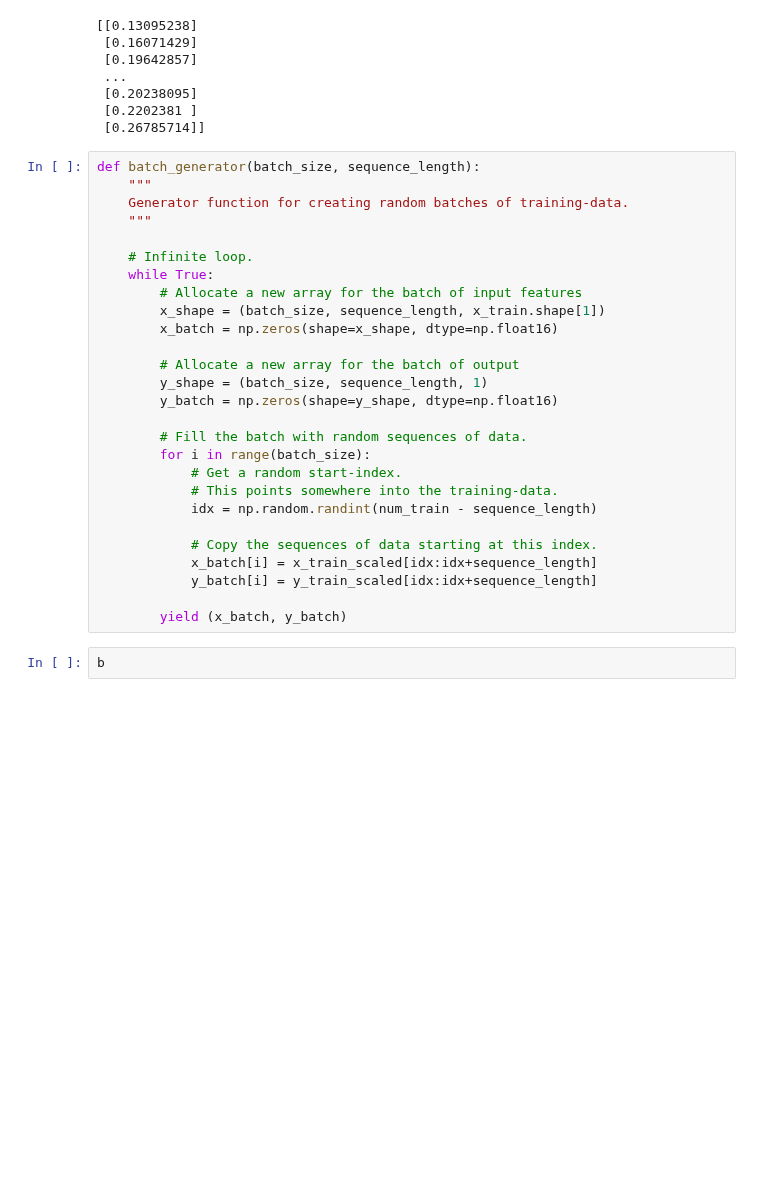
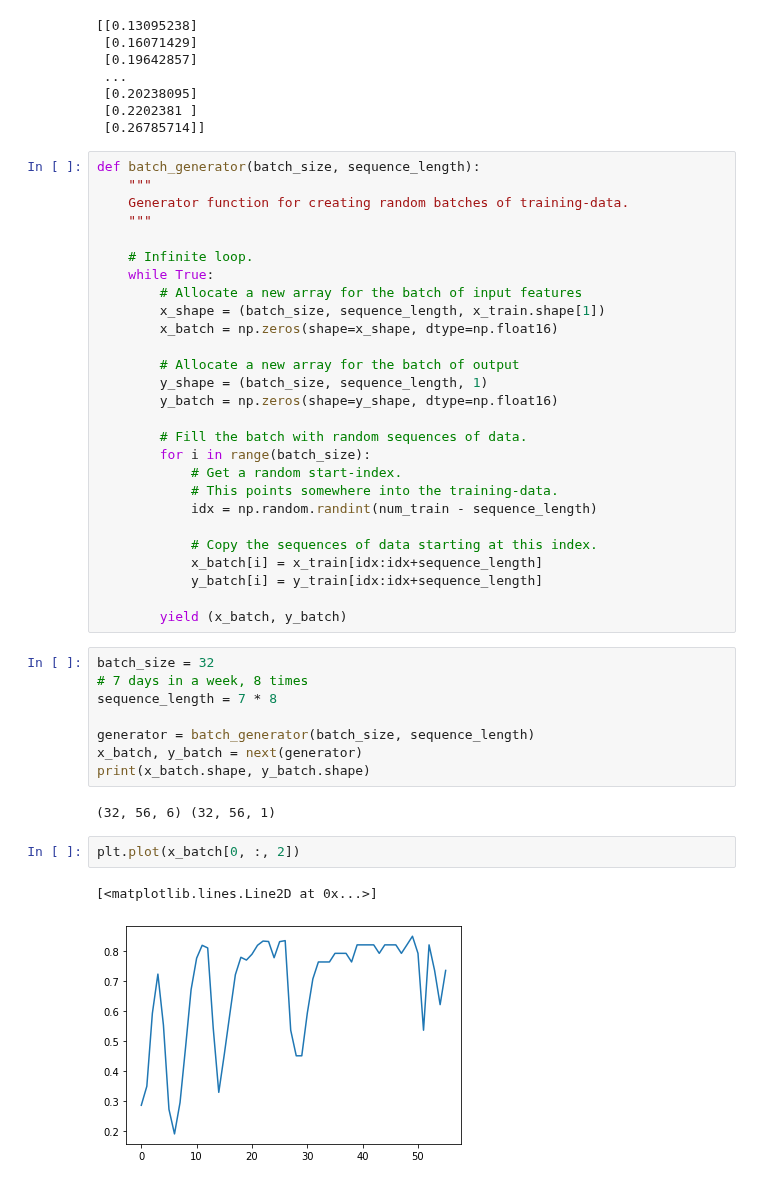
Before and after one commit to gallo-json/air-pollution-forecast, a Jupyter notebook: src/train_model.ipynb, the cells around one changed output. Drawn from its saved outputs; the diff is of its cells as text; blank space fills up the shorter version.

Commit message:
batching

```diff
--- a/src/train_model.ipynb
+++ b/src/train_model.ipynb
@@ -146,9 +146,22 @@ def batch_generator(batch_size, sequence_length):
             idx = np.random.randint(num_train - sequence_length)
 
             # Copy the sequences of data starting at this index.
-            x_batch[i] = x_train_scaled[idx:idx+sequence_length]
-            y_batch[i] = y_train_scaled[idx:idx+sequence_length]
+            x_batch[i] = x_train[idx:idx+sequence_length]
+            y_batch[i] = y_train[idx:idx+sequence_length]
 
         yield (x_batch, y_batch)
-# %%
-b
+# %%
+batch_size = 32
+# 7 days in a week, 8 times
+sequence_length = 7 * 8
+
+generator = batch_generator(batch_size, sequence_length)
+x_batch, y_batch = next(generator)
+print(x_batch.shape, y_batch.shape)
+# %% [output]
+(32, 56, 6) (32, 56, 1)
+# %%
+plt.plot(x_batch[0, :, 2])
+# %% [output]
+[<matplotlib.lines.Line2D at 0x...>]
+[figure, added]
```
Also changed, not shown: parts of 1 cell of this notebook.
